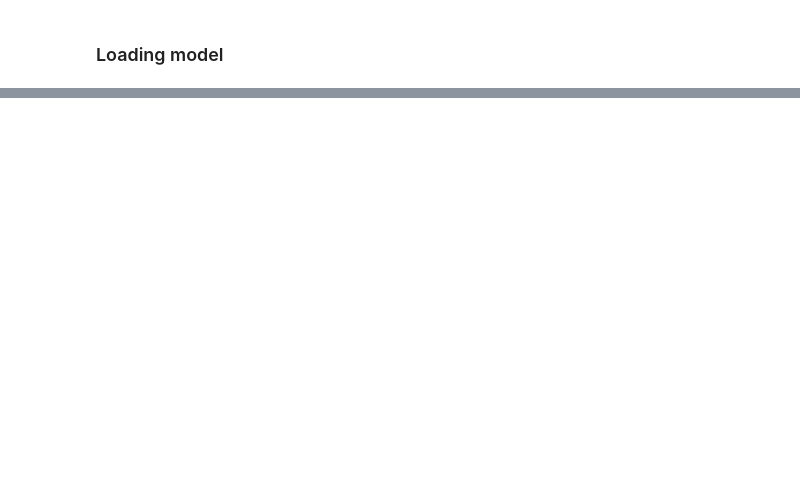
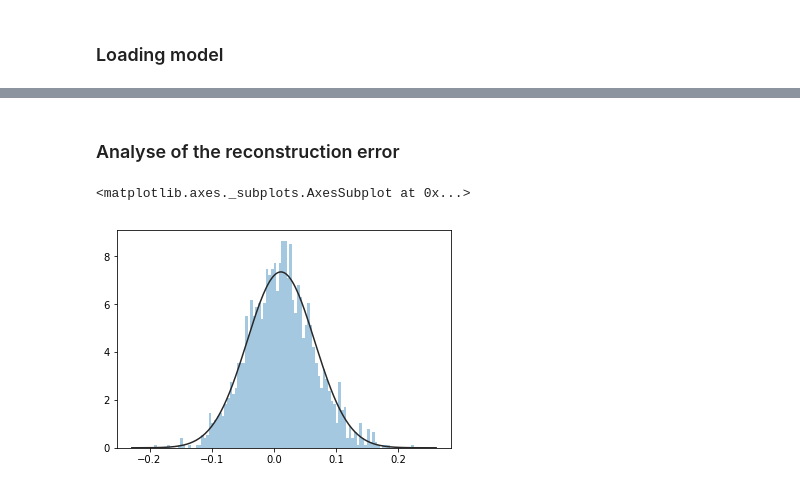
Before and after one commit to AntOliRsn/AutoEncoder, a Jupyter notebook: notebooks/conso_CVAE.ipynb, the cells around one changed output, grey strips where cells are left out. Saved outputs shown, nothing was run; the diff lists cells and outputs as text; code cells hidden in the pictures; blank space fills up the shorter version.

```diff
--- a/notebooks/conso_CVAE.ipynb
+++ b/notebooks/conso_CVAE.ipynb
@@ -164,0 +170,13 @@ pyplot_latent_space_projection_temp(x_encoded, calendar_info, temp,os.path.join(
+# %% [markdown]
+### Analyse of the reconstruction error
+# %%
+[x, cond] = dataset['train']['x']
+x_hat = model.cvae.predict(x=[x, cond])
+# %%
+res_mat = (x - x_hat)
+res = res_mat.mean(axis=1)
+# %%
+sn.distplot(res, kde=False, fit=stats.norm, bins=100)
+# %% [output]
+<matplotlib.axes._subplots.AxesSubplot at 0x...>
+[figure, added]
```
Also changed, not shown: parts of 26 cells of this notebook, 1 other file.
